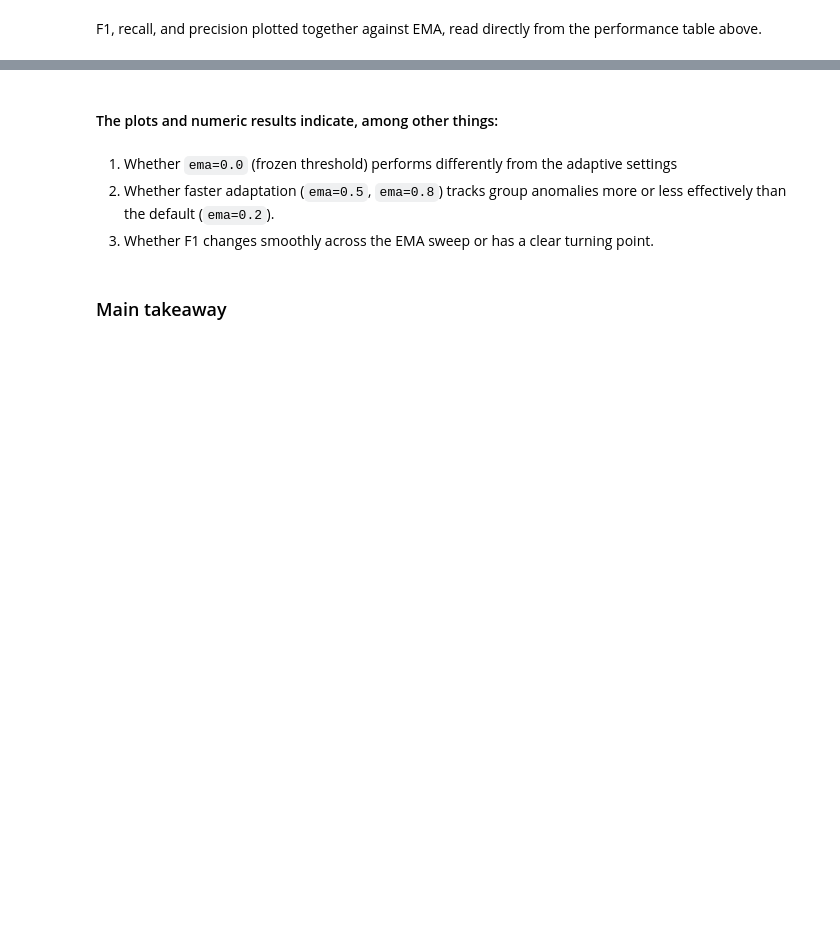
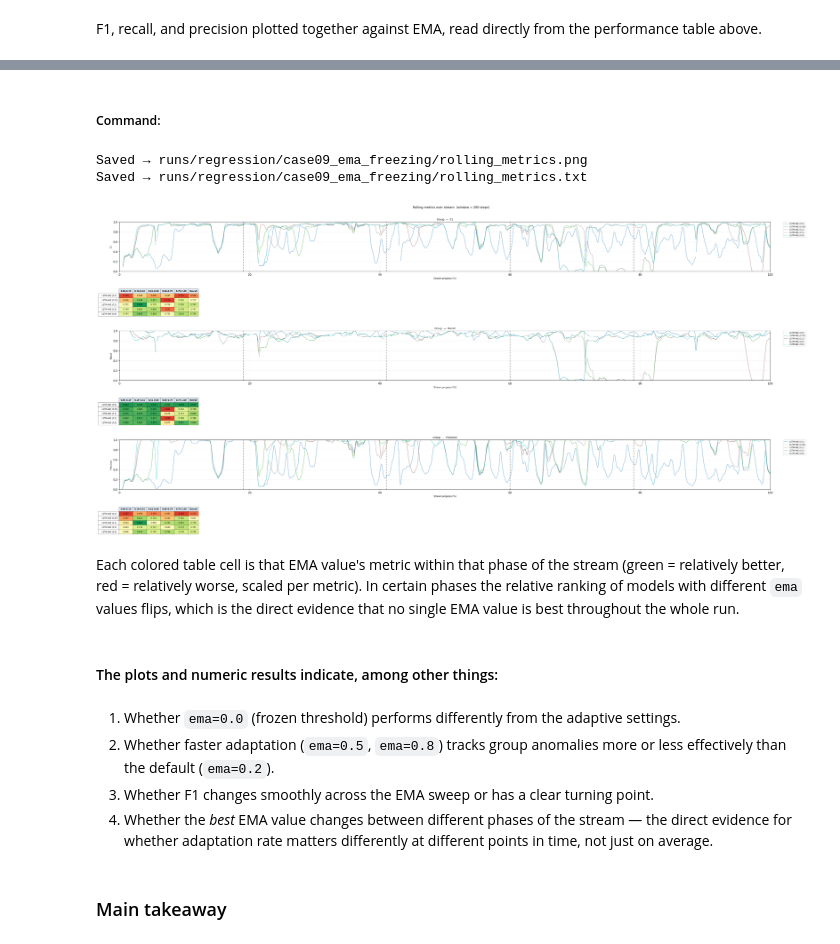
Before and after one commit to hadasecohen/streaming-vae-anomaly-detection, a Jupyter notebook: notebooks/cases/case09_ema_freezing.ipynb, the cells around one changed output, grey strips where cells are left out. Saved outputs shown, nothing was run; the diff lists cells and outputs as text; code cells hidden in the pictures; blank space fills up the shorter version.

```diff
--- a/notebooks/cases/case09_ema_freezing.ipynb
+++ b/notebooks/cases/case09_ema_freezing.ipynb
@@ -384,9 +392,23 @@ F1, recall, and precision plotted together against EMA, read directly from the p
+# %% [markdown]
+##### Command:
+# %%
+!python scripts/plot_fpr_over_time.py {OUTPUT_DIR} --metric f1 recall precision
+
+from IPython.display import Image, display
+display(Image(filename=f"{OUTPUT_DIR}/rolling_metrics.png"))
+# %% [output]
+Saved → runs/regression/case09_ema_freezing/rolling_metrics.png
+Saved → runs/regression/case09_ema_freezing/rolling_metrics.txt
+[figure, added]
+# %% [markdown]
+Each colored table cell is that EMA value's metric within that phase of the stream (green = relatively better, red = relatively worse, scaled per metric). In certain phases the relative ranking of models with different `ema` values flips, which is the direct evidence that no single EMA value is best throughout the whole run.
 # %% [markdown]
 #### The plots and numeric results indicate, among other things:
 # %% [markdown]
-1. Whether `ema=0.0` (frozen threshold) performs differently from the adaptive settings
+1. Whether `ema=0.0` (frozen threshold) performs differently from the adaptive settings.
 2. Whether faster adaptation (`ema=0.5`, `ema=0.8`) tracks group anomalies more or less effectively than the default (`ema=0.2`).
 3. Whether F1 changes smoothly across the EMA sweep or has a clear turning point.
+4. Whether the *best* EMA value changes between different phases of the stream — the direct evidence for whether adaptation rate matters differently at different points in time, not just on average.
 # %% [markdown]
 ### Main takeaway
 # %% [markdown]
```
Also changed, not shown: parts of 6 cells of this notebook, 12 other files.
